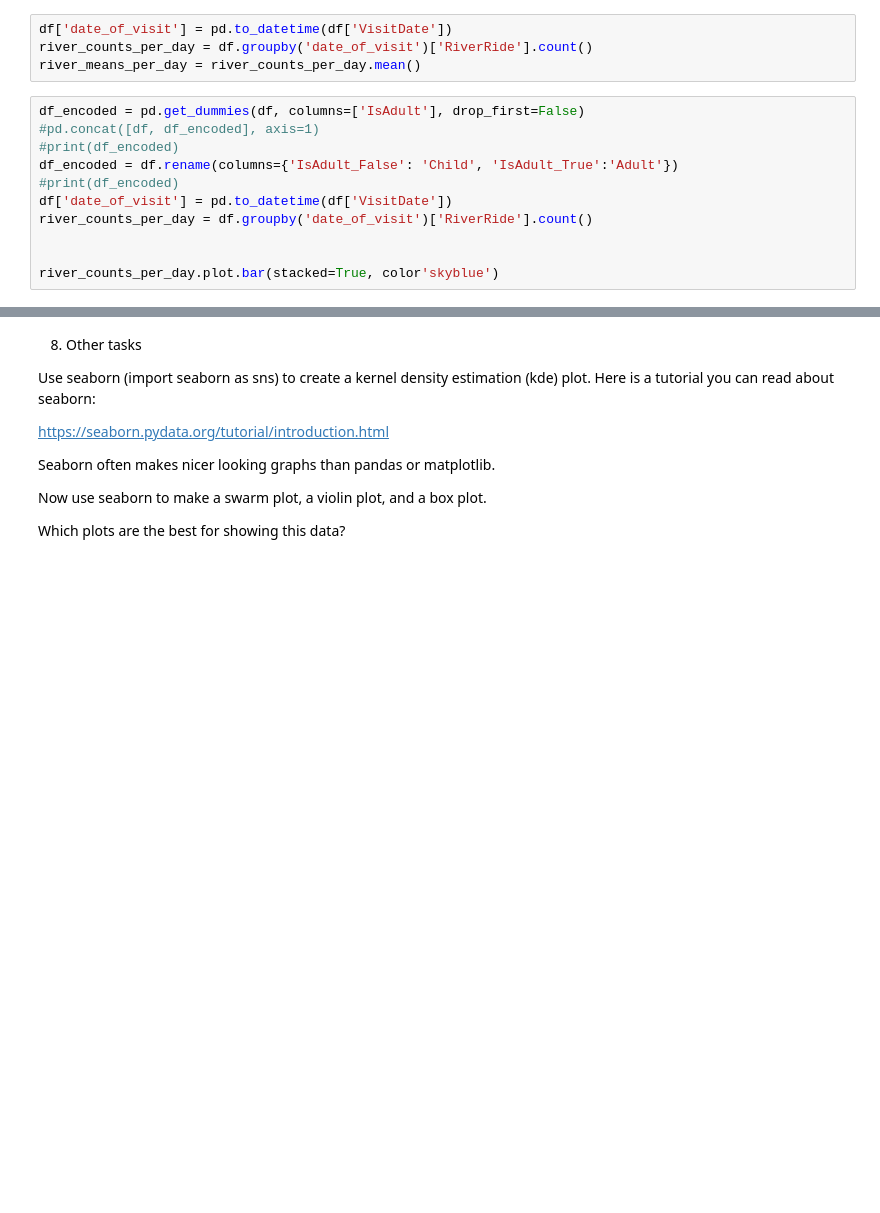
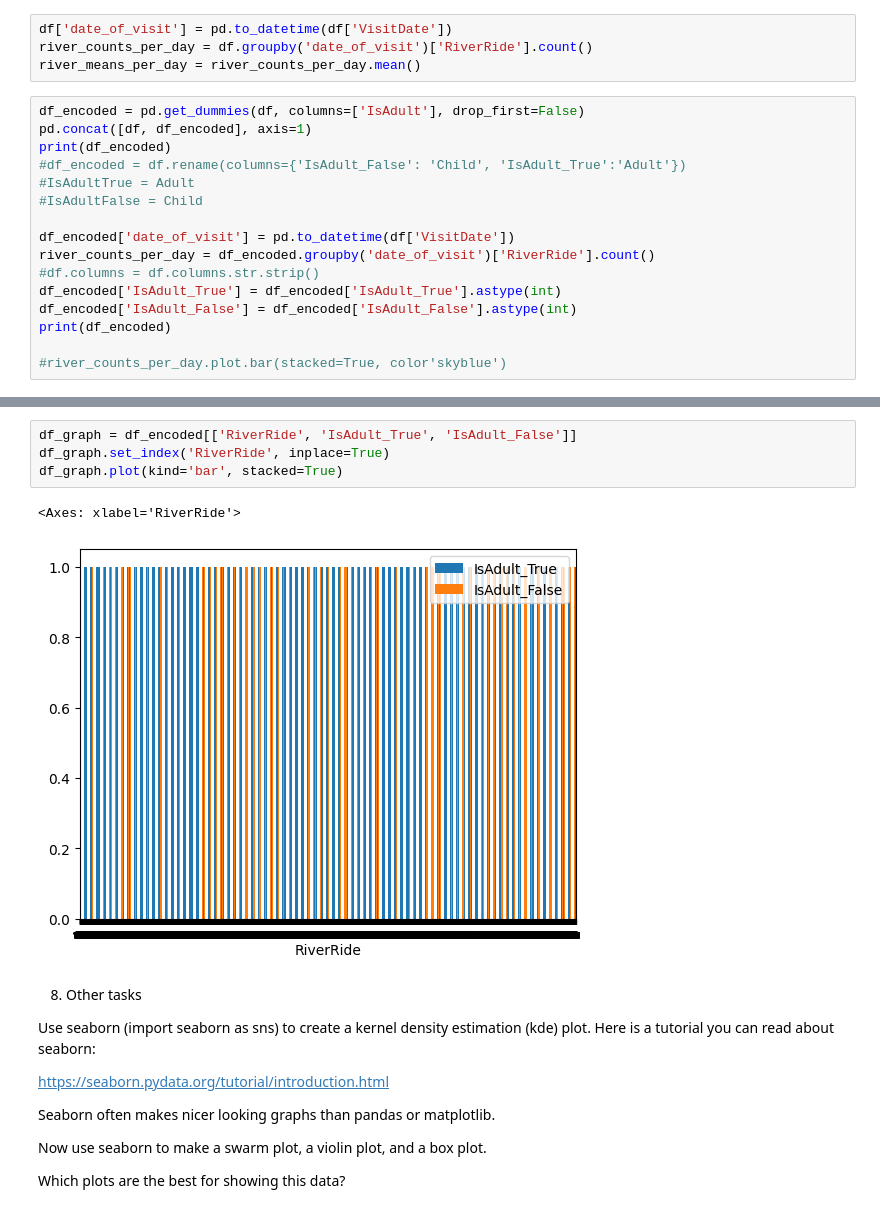
Before and after one commit to els246/2025-spring-B2, a Jupyter notebook: OMDS-ModB2-Week3-Stiller-Emma.ipynb, the cells around one changed output, grey strips where cells are left out. Cells and saved outputs as stored; diff of their text form; blank space fills up the shorter version.

```diff
--- a/OMDS-ModB2-Week3-Stiller-Emma.ipynb
+++ b/OMDS-ModB2-Week3-Stiller-Emma.ipynb
@@ -419,13 +419,18 @@ river_counts_per_day = df.groupby('date_of_visit')['RiverRide'].count()
 river_means_per_day = river_counts_per_day.mean()
 # %%
 df_encoded = pd.get_dummies(df, columns=['IsAdult'], drop_first=False)
-#pd.concat([df, df_encoded], axis=1)
-#print(df_encoded)
-df_encoded = df.rename(columns={'IsAdult_False': 'Child', 'IsAdult_True':'Adult'})
-#print(df_encoded)
-df['date_of_visit'] = pd.to_datetime(df['VisitDate'])
-river_counts_per_day = df.groupby('date_of_visit')['RiverRide'].count()
+pd.concat([df, df_encoded], axis=1)
+print(df_encoded)
+#df_encoded = df.rename(columns={'IsAdult_False': 'Child', 'IsAdult_True':'Adult'})
+#IsAdultTrue = Adult
+#IsAdultFalse = Child
 
+df_encoded['date_of_visit'] = pd.to_datetime(df['VisitDate'])
+river_counts_per_day = df_encoded.groupby('date_of_visit')['RiverRide'].count()
+#df.columns = df.columns.str.strip()
+df_encoded['IsAdult_True'] = df_encoded['IsAdult_True'].astype(int)
+df_encoded['IsAdult_False'] = df_encoded['IsAdult_False'].astype(int)
+print(df_encoded)
 
-river_counts_per_day.plot.bar(stacked=True, color'skyblue')
+#river_counts_per_day.plot.bar(stacked=True, color'skyblue')
 # %% [output]
@@ -433,3 +454,10 @@ SyntaxError: positional argument follows keyword argument (1421304585.py, line 1
+# %%
+df_graph = df_encoded[['RiverRide', 'IsAdult_True', 'IsAdult_False']]
+df_graph.set_index('RiverRide', inplace=True)
+df_graph.plot(kind='bar', stacked=True)
+# %% [output]
+<Axes: xlabel='RiverRide'>
+[figure, added]
 # %% [markdown]
 8. Other tasks
 
```
Also changed, not shown: parts of 2 cells of this notebook.
